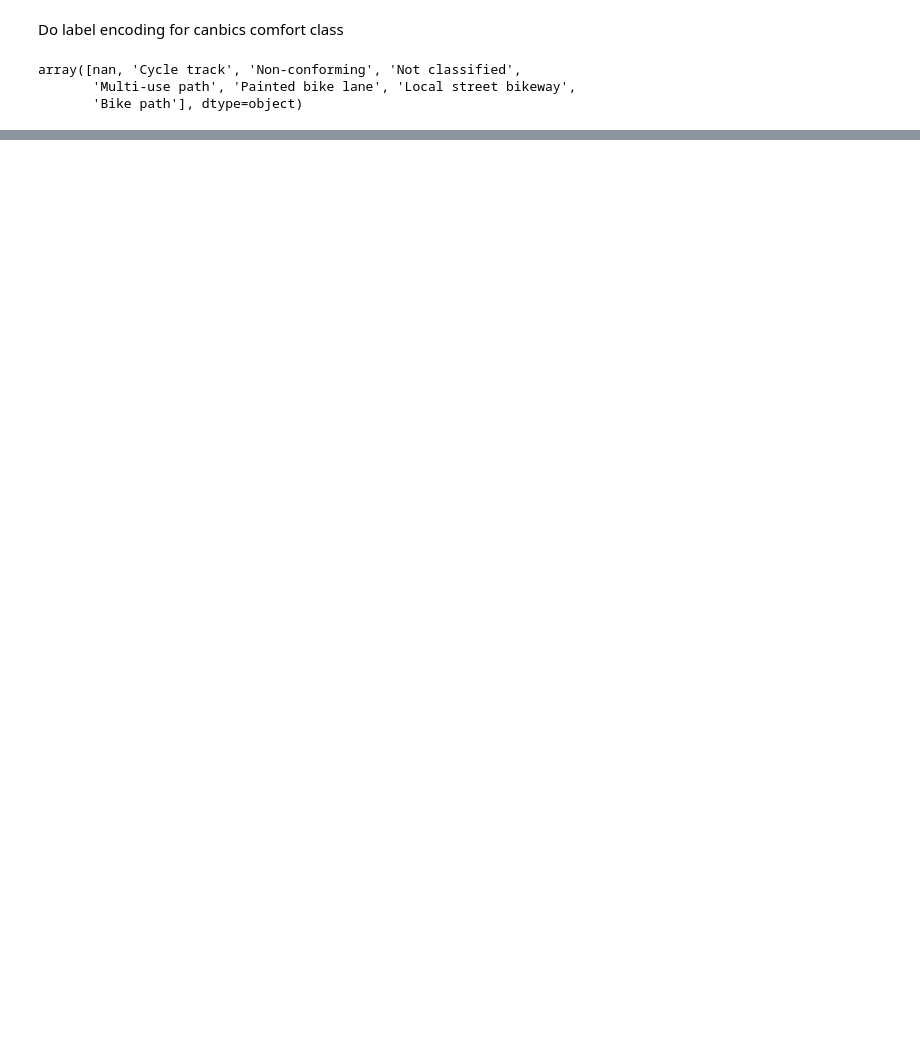
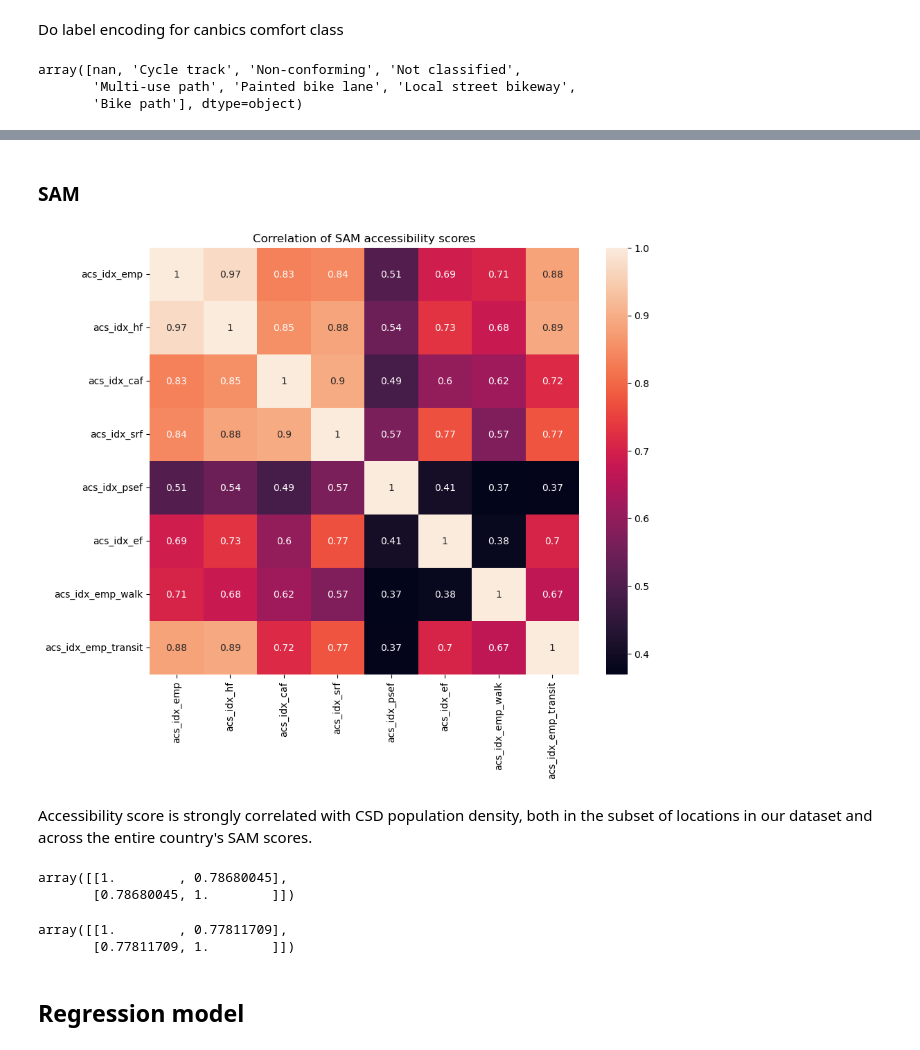
Before and after one commit to mbonsma/PedalPollSondoVelo, a Jupyter notebook: regression_model.ipynb, the cells around one changed output, grey strips where cells are left out. Cells and saved outputs as stored; diff of their text form; code cells hidden in the pictures; blank space fills up the shorter version.

Commit message:
update to just data processing - regression run in R

```diff
--- a/regression_model.ipynb
+++ b/regression_model.ipynb
@@ -311,0 +261,24 @@ data_subset = agg_counts_mean.dropna(subset = ['can_bics_n', 'acs_idx_emp'])
+# %% [markdown]
+### SAM
+# %%
+
+sam_walk = pd.read_csv("../../Madeleine_research_shared/Proximity_vs_accessibility/data/sam-msa-eng/acs_walking.csv",
+                      encoding='latin-1')
+
+sam_transit = pd.read_csv("../../Madeleine_research_shared/Proximity_vs_accessibility/data/sam-msa-eng/acs_public_transit_peak.csv",
+                      encoding='latin-1')
+# %%
+# add walk and transit accessibility
+agg_counts = agg_counts.merge(sam_walk[['DBUID', 'acs_idx_emp']], on = 'DBUID', how = 'left', suffixes = ('', '_walk'))
+agg_counts = agg_counts.merge(sam_transit[['DBUID', 'acs_idx_emp']], on = 'DBUID', how = 'left', suffixes = ('', '_transit'))
+# %%
+agg_counts = agg_counts.replace('..', np.nan)
+# %%
+cols = ['acs_idx_emp','acs_idx_hf', 'acs_idx_caf', 'acs_idx_srf', 'acs_idx_psef', 'acs_idx_ef',  'acs_idx_emp_walk', 'acs_idx_emp_transit']
+# %%
+plt.figure(figsize = (10,8))
+sns.heatmap(agg_counts[cols].corr(), annot=True)
+plt.title('Correlation of SAM accessibility scores')
+plt.show()
+# %% [output]
+[figure, added]
@@ -311,0 +287,14 @@ data_subset = agg_counts_mean.dropna(subset = ['can_bics_n', 'acs_idx_emp'])
+# %% [markdown]
+Accessibility score is strongly correlated with CSD population density, both in the subset of locations in our dataset and across the entire country's SAM scores.
+# %%
+np.corrcoef(sam_data.dropna(subset = 'csd_pop_density')['acs_idx_emp'], sam_data['csd_pop_density'].dropna())
+# %% [output]
+array([[1.        , 0.78680045],
+       [0.78680045, 1.        ]])
+# %%
+np.corrcoef(agg_counts['acs_idx_emp'], agg_counts['csd_pop_density'])
+# %% [output]
+array([[1.        , 0.77811709],
+       [0.77811709, 1.        ]])
+# %% [markdown]
+## Regression model
```
Also changed, not shown: parts of 135 cells of this notebook.
